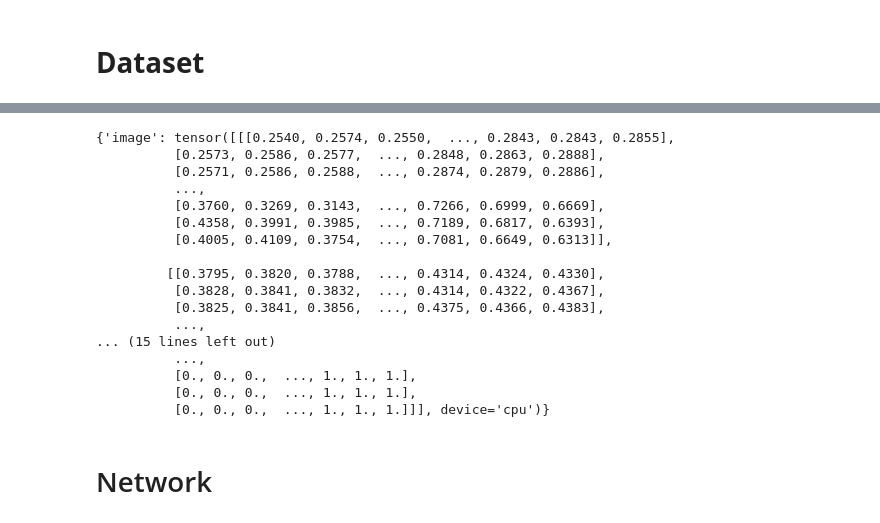
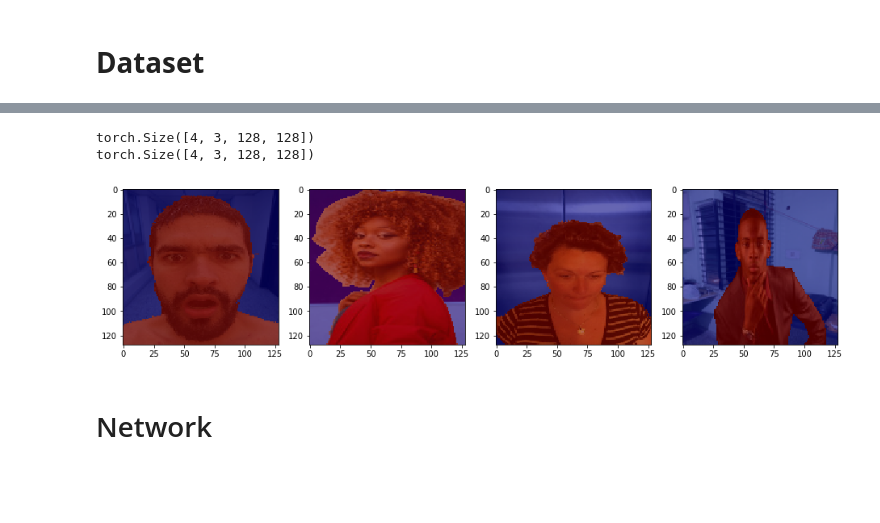
Before and after one commit to kboroszko/NN2, a Jupyter notebook: third_self_aug.ipynb, the cells around one changed output, grey strips where cells are left out. Saved outputs shown, nothing was run; the diff lists cells and outputs as text; code cells hidden in the pictures; blank space fills up the shorter version.

```diff
--- a/third_self_aug.ipynb
+++ b/third_self_aug.ipynb
@@ -169,6 +167,20 @@ class HFlip(object):
         return {'image': np.flip(image, 0), 'mask': np.flip(mask,0)}
 
 
+def tf_rotate_cw(img):
+    extra = 0
+    if len(img.shape) == 4 :
+        extra = 1
+    return img.transpose(1 + extra,2 + extra).flip(2 + extra)
+
+def tf_rotate_ccw(img):
+    extra = 0
+    if len(img.shape) == 4 :
+        extra = 1
+    return img.transpose(1+ extra,2+ extra)
+
+def tf_Hflip(img, cw=True):
+    return img.flip(len(img.shape) - 1)
 
 class Rotate(object):
     """Flip image horizontaly.
@@ -193,6 +205,9 @@ class Rotate(object):
         return sample
 
 
+
+
+
 class ToTensor(object):
     """Convert ndarrays in sample to Tensors."""
 
@@ -305,22 +278,26 @@ tensor([[[0.9686, 0.9176, 0.2980, 0.9137, 0.6980],
-# %%
-train_dataset_aug[0]
-# %% [output]
-{'image': tensor([[[0.2540, 0.2574, 0.2550,  ..., 0.2843, 0.2843, 0.2855],
-          [0.2573, 0.2586, 0.2577,  ..., 0.2848, 0.2863, 0.2888],
-          [0.2571, 0.2586, 0.2588,  ..., 0.2874, 0.2879, 0.2886],
-          ...,
-          [0.3760, 0.3269, 0.3143,  ..., 0.7266, 0.6999, 0.6669],
-          [0.4358, 0.3991, 0.3985,  ..., 0.7189, 0.6817, 0.6393],
-          [0.4005, 0.4109, 0.3754,  ..., 0.7081, 0.6649, 0.6313]],
-
-         [[0.3795, 0.3820, 0.3788,  ..., 0.4314, 0.4324, 0.4330],
-          [0.3828, 0.3841, 0.3832,  ..., 0.4314, 0.4322, 0.4367],
-          [0.3825, 0.3841, 0.3856,  ..., 0.4375, 0.4366, 0.4383],
-          ...,
-... (15 lines left out)
-          ...,
-          [0., 0., 0.,  ..., 1., 1., 1.],
-          [0., 0., 0.,  ..., 1., 1., 1.],
-          [0., 0., 0.,  ..., 1., 1., 1.]]], device='cpu')}
+# %%
+def tf_rotate(img, cw=True):
+    extra = 0
+    if len(img.shape) == 4 :
+        extra = 1
+    if cw :
+        return img.transpose(1 + extra,2 + extra).flip(2 + extra)
+    else :
+        return img.transpose(1+ extra,2+ extra)
+
+dataiter = iter(testloader)
+one_data = dataiter.next()
+img_batch = one_data['image']
+mask_batch = one_data['mask']
+print(img_batch.shape)
+img_batch = tf_Hflip(img_batch)
+print(img_batch.shape)
+mask_batch = tf_Hflip(mask_batch)
+
+imshow_masked([{'image':img_batch[i], 'mask':mask_batch[i]} for i in range(4)])
+# %% [output]
+torch.Size([4, 3, 128, 128])
+torch.Size([4, 3, 128, 128])
+[figure, added]
 # %%
 trainloader = DataLoader(train_dataset_aug, batch_size=4,
```
Also changed, not shown: parts of 10 cells of this notebook, 1 other file.
